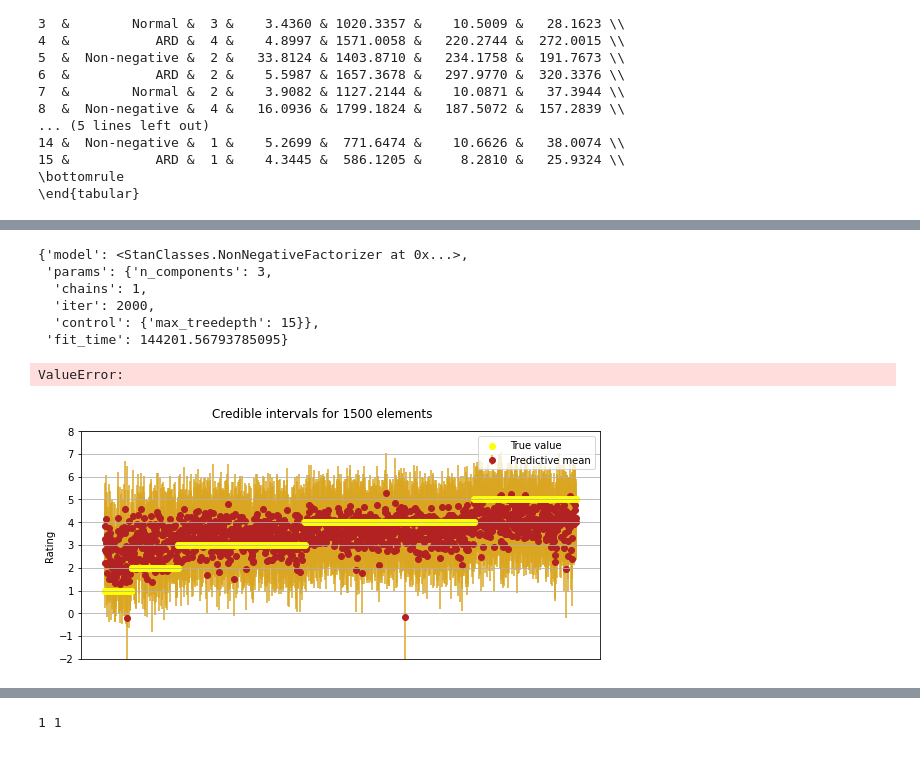
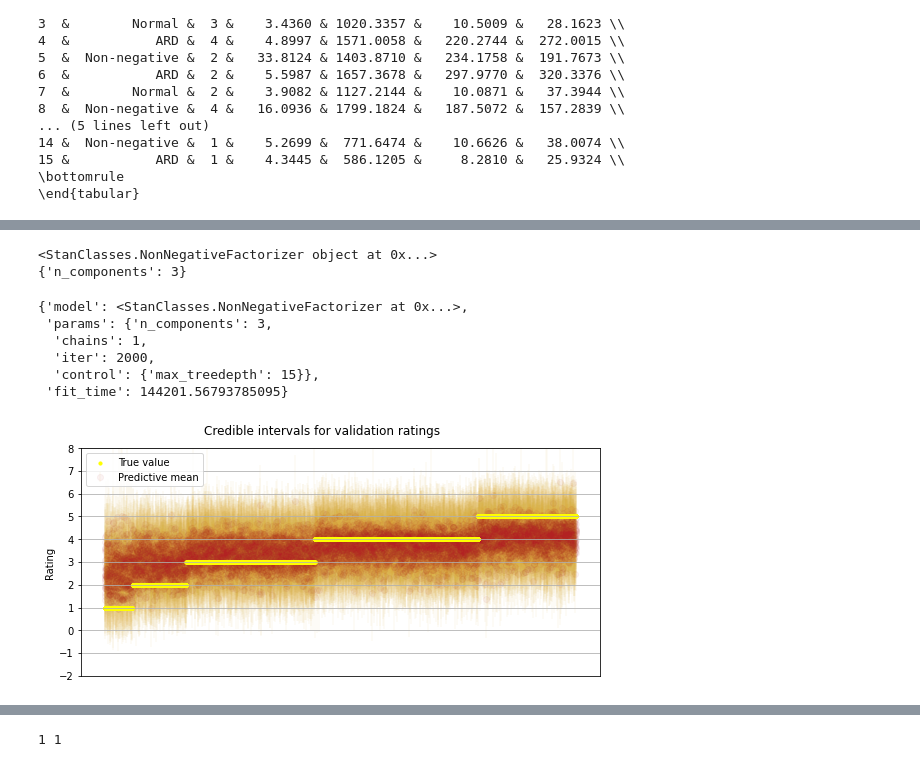
Before and after one commit to Napam/INF367A, a Jupyter notebook: Projects/Project2/StanProject.ipynb, the cells around one changed output, grey strips where cells are left out. Cells and saved outputs as stored; diff of their text form; code cells hidden in the pictures.

```diff
--- a/Projects/Project2/StanProject.ipynb
+++ b/Projects/Project2/StanProject.ipynb
@@ -259,3 +302,11 @@ print(df_neff.set_index(pd.Series(range(1,16))).to_latex(float_format=lambda x:
+# %%
+best_model = df_hist['model'].values[1]
+best_params = df_hist['params'].values[1].copy()
+print(best_model)
+print(best_params)
+# %% [output]
+<StanClasses.NonNegativeFactorizer object at 0x...>
+{'n_components': 3}
 # %%
 best_params.update(static_kwargs)
 final_model = type(best_model)(**best_params)
@@ -296,29 +346,25 @@ final_dict
-# %%
-raise ValueError
-# %% [output]
-ValueError:
 # %%
 def ci_df(model, df):
     fig, ax = plt.subplots(figsize=(8,4))
     lbs, ubs = model.ci(thin=4, n_samples=400, row_inds=df.user_id, col_inds=df.item_id,
                         plot=True, zorder=0, ax=ax,
-             c='firebrick', ecolor='goldenrod', label='Predictive mean')
-    ax.scatter(range(len(df)), df.rating, c='yellow',zorder=1, label='True value')
+             c='firebrick', ecolor='goldenrod', label='Predictive mean', alpha=0.05)
+    ax.scatter(range(len(df)), df.rating, c='yellow',zorder=1, label='True value', s=10)
     ax.legend()
     ax.set_ylabel('Rating')
     ax.set_yticks(np.arange(-2,9))
     ax.set_xticks([])
     ax.grid()
     ax.set_ylim([-2,8])
-    plt.suptitle(f'Credible intervals for {len(df)} elements')
+    plt.suptitle(f'Credible intervals for validation ratings')
     plt.tight_layout(rect=[0, 0.05, 1, 0.95])
 #     plt.savefig('credibles.pdf')
     plt.show()
     return lbs, ubs
 
-lbs, ubs = ci_df(final_model, df_full_val.sample(n=1500, random_state=seed).sort_values('rating'))
+lbs, ubs = ci_df(final_model, df_full_val.sort_values('rating'))
 # %% [output]
-[figure, old version]
+[figure, new version]
 # %%
 (ubs-lbs).mean()
 # %% [output]
```
Also changed, not shown: parts of 20 cells of this notebook, 7 other files.
